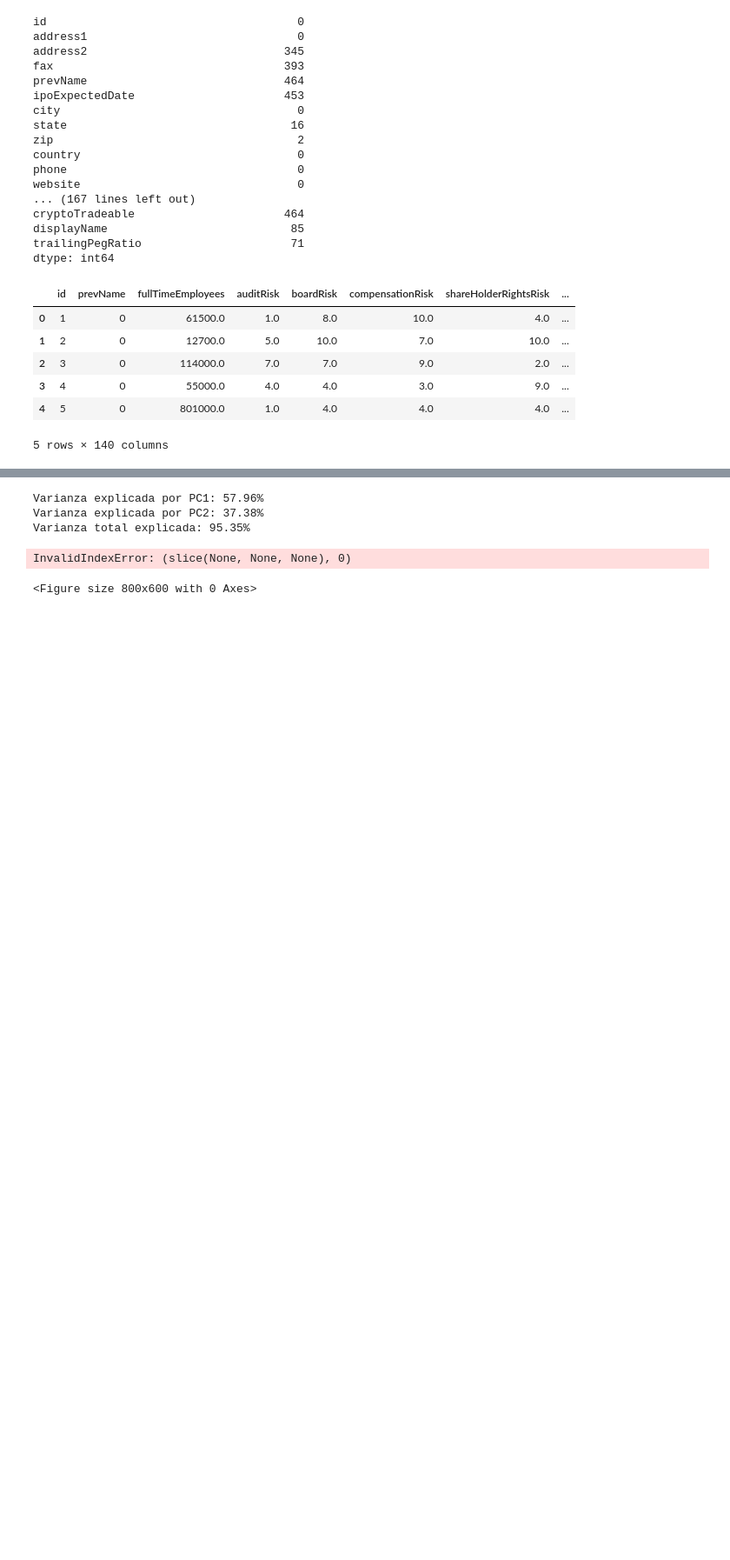
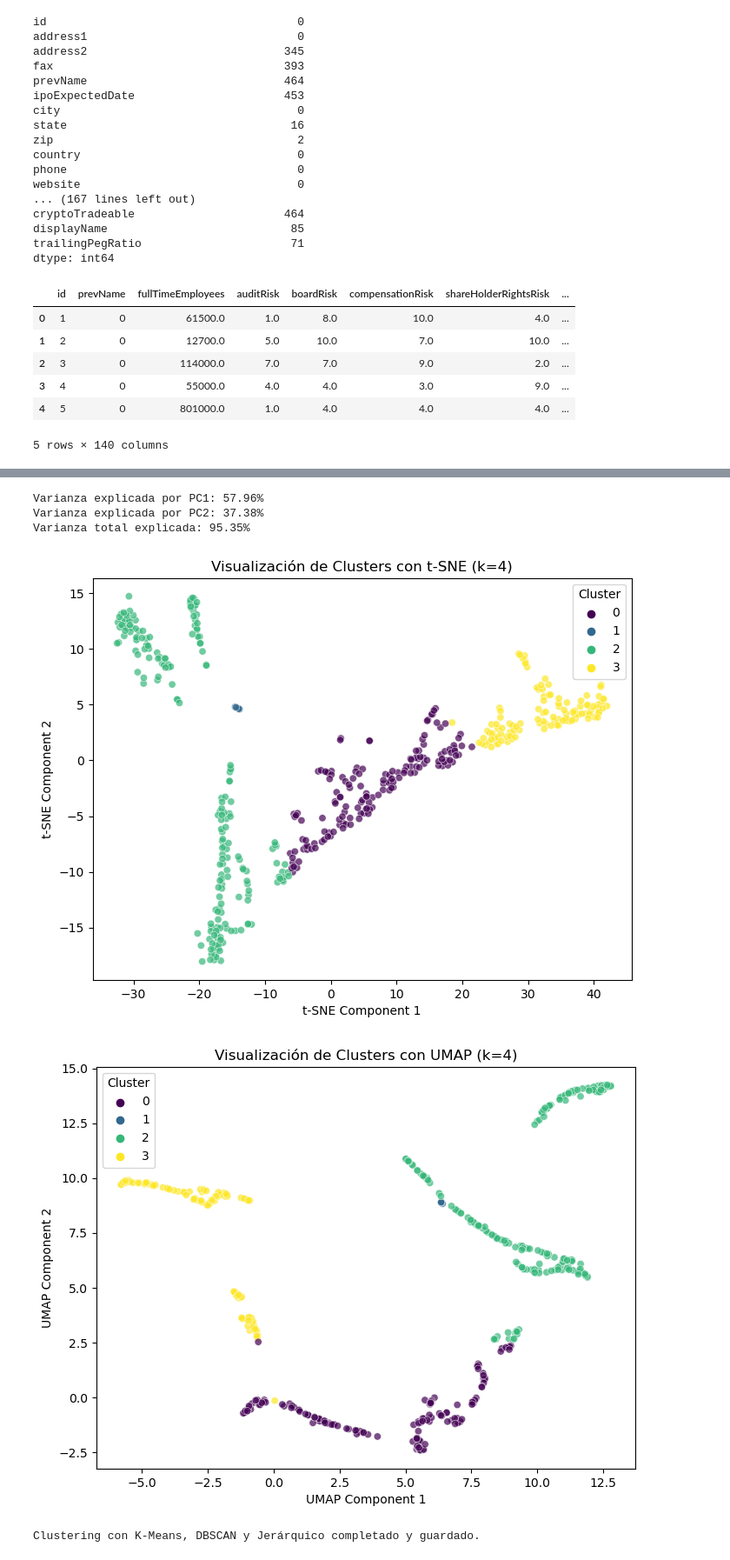
Before and after one commit to carrenogf/MCD-fundamentos-ML, a Jupyter notebook: clustering.ipynb, the cells around one changed output, grey strips where cells are left out. Shown at 87% size. Saved outputs shown, nothing was run; the diff lists cells and outputs as text; code cells hidden in the pictures; blank space fills up the shorter version.

```diff
--- a/clustering.ipynb
+++ b/clustering.ipynb
@@ -65,6 +65,7 @@ from sklearn.cluster import KMeans, DBSCAN, AgglomerativeClustering
 from sklearn.metrics import silhouette_score
 from sklearn.decomposition import PCA
 from sklearn.manifold import TSNE
+import umap
 
 # Cargar las features procesadas
 features = ["fullTimeEmployees","auditRisk","overallRisk","dividendYield","payoutRatio","fiveYearAvgDividendYield","beta","forwardPE","averageVolume","marketCap","ebitdaMargins","earningsGrowth","returnOnEquity"]
@@ -145,37 +146,56 @@ plt.show()
 explained_variance = pca.explained_variance_ratio_
 print(f"Varianza explicada por PC1: {explained_variance[0]:.2%}")
 print(f"Varianza explicada por PC2: {explained_variance[1]:.2%}")
 print(f"Varianza total explicada: {sum(explained_variance):.2%}")
 
 
 # Reducir a 2 dimensiones con t-SNE
 tsne = TSNE(n_components=2, perplexity=30, random_state=42)
 features_tsne = tsne.fit_transform(features)
+clusters = kmeans.labels_
 
 # Graficar t-SNE
 plt.figure(figsize=(8, 6))
-sns.scatterplot(x=features_tsne[:, 0], y=features_tsne[:, 1], hue=clusters, palette="viridis", alpha=0.7)
+sns.scatterplot(x=features_tsne[:, 0], y=features_tsne[:, 1], hue=clusters , palette="viridis", alpha=0.7)
 plt.xlabel("t-SNE Component 1")
 plt.ylabel("t-SNE Component 2")
-plt.title(f"Visualización de Clusters con t-SNE (k={best_k})")
+plt.title(f"Visualización de Clusters con t-SNE (k={4})")
+plt.legend(title="Cluster")
+plt.show()
+
+
+
+
+
+# Reducir a 2 dimensiones con UMAP
+umap_model = umap.UMAP(n_components=2, random_state=42)
+features_umap = umap_model.fit_transform(features)
+
+# Graficar UMAP
+plt.figure(figsize=(8, 6))
+sns.scatterplot(x=features_umap[:, 0], y=features_umap[:, 1], hue=clusters, palette="viridis", alpha=0.7)
+plt.xlabel("UMAP Component 1")
+plt.ylabel("UMAP Component 2")
+plt.title(f"Visualización de Clusters con UMAP (k={4})")
 plt.legend(title="Cluster")
 plt.show()
 
 # Guardar los resultados de clustering
 features.to_csv("features_clusters_comparacion.csv")
 
 print("Clustering con K-Means, DBSCAN y Jerárquico completado y guardado.")
 # %% [output]
 [figure]
 [figure]
 [figure]
 [figure]
 [figure]
 Varianza explicada por PC1: 57.96%
 Varianza explicada por PC2: 37.38%
 Varianza total explicada: 95.35%
+[figure, added]
+[figure, added]
-InvalidIndexError: (slice(None, None, None), 0)
+Clustering con K-Means, DBSCAN y Jerárquico completado y guardado.
-<Figure size 800x600 with 0 Axes>
 # %%
 import numpy as np
 import pandas as pd
```
Also changed, not shown: parts of 2 cells of this notebook, 1 other file.
